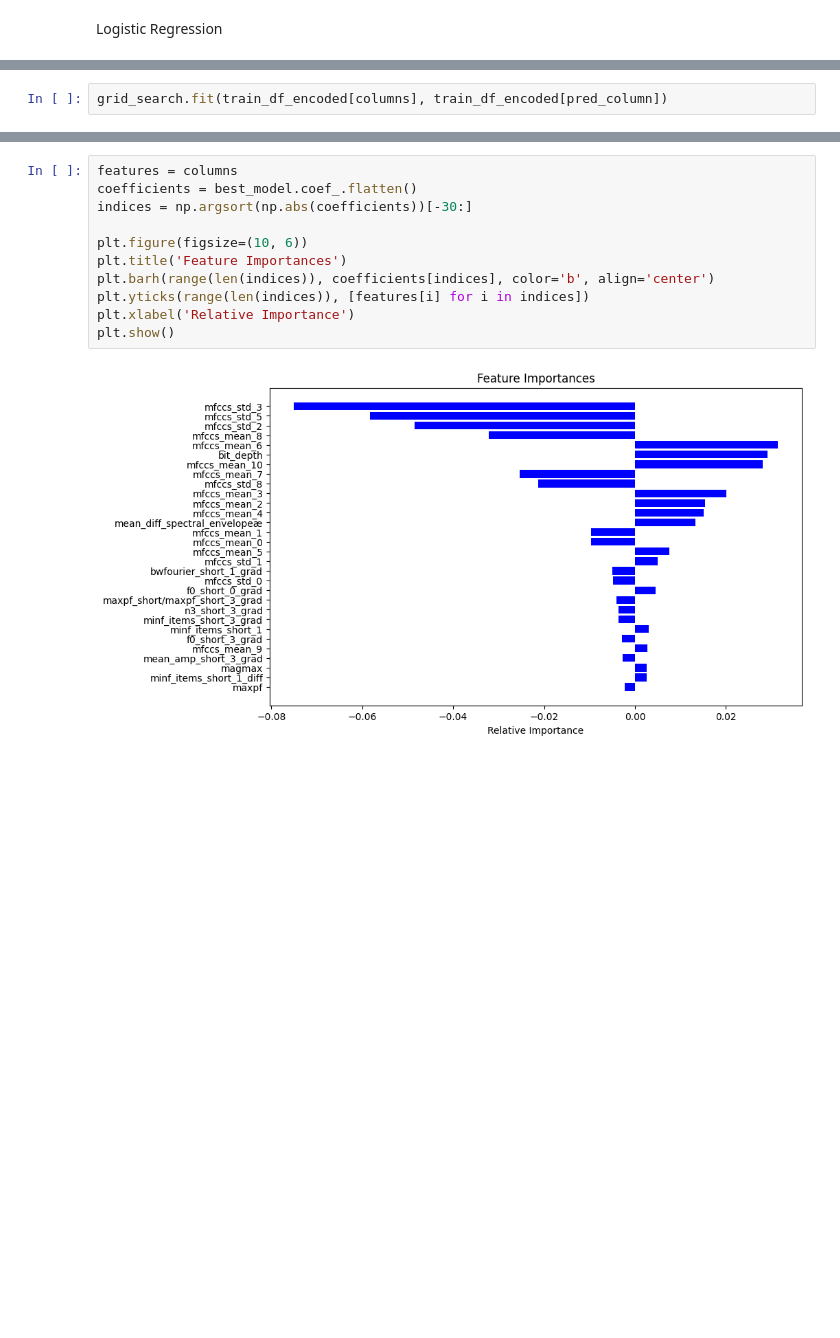
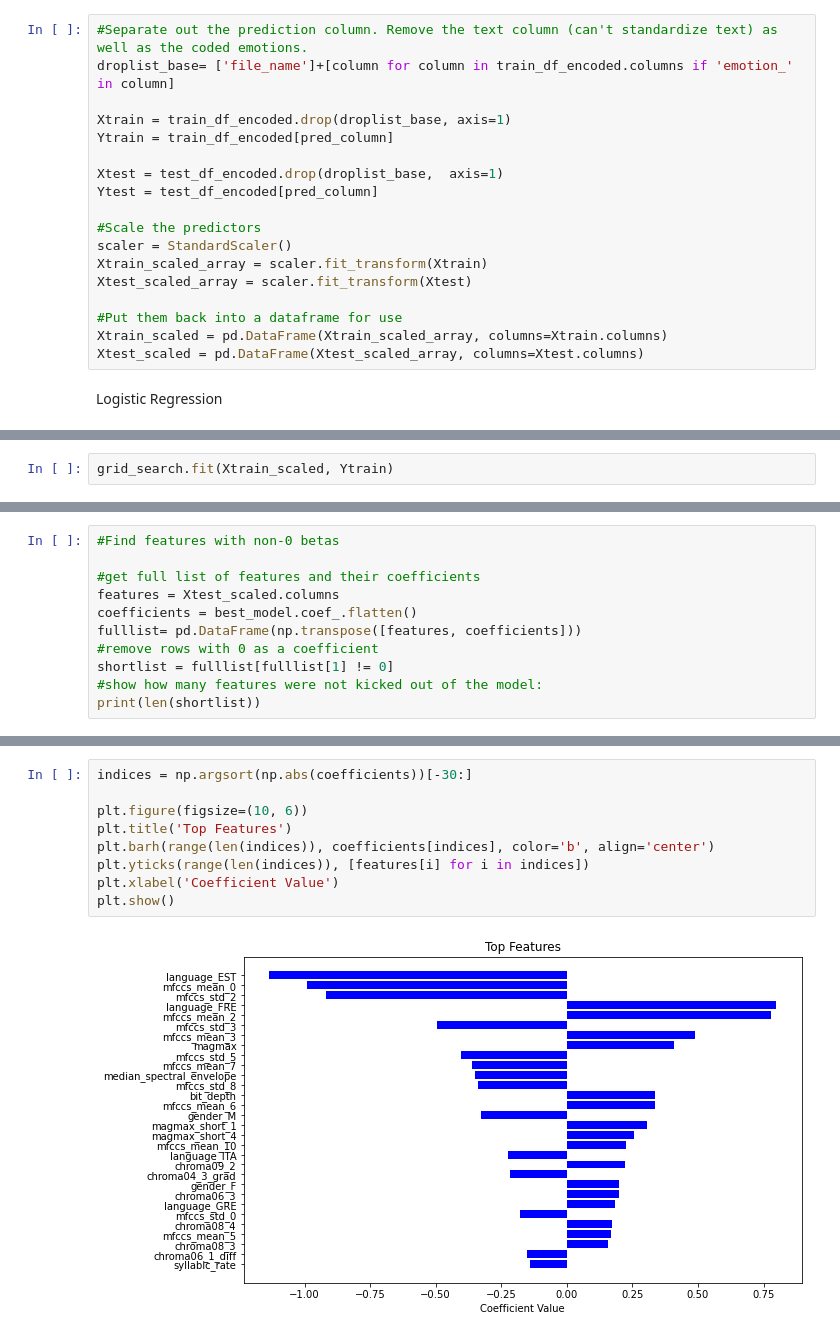
Before and after one commit to dannykaplunski/EmotionsAcrossLangsStatisticalLearning, a Jupyter notebook: logistic_regression.ipynb, the cells around one changed output, grey strips where cells are left out. Cells and saved outputs as stored; diff of their text form; blank space fills up the shorter version.

Commit message:
Standardized and new graphs

```diff
--- a/logistic_regression.ipynb
+++ b/logistic_regression.ipynb
@@ -21,3 +34,21 @@ pred_column = 'emotion_SAD'
+# %%
+#Separate out the prediction column. Remove the text column (can't standardize text) as well as the coded emotions.
+droplist_base= ['file_name']+[column for column in train_df_encoded.columns if 'emotion_' in column]
+
+Xtrain = train_df_encoded.drop(droplist_base, axis=1)
+Ytrain = train_df_encoded[pred_column]
+
+Xtest = test_df_encoded.drop(droplist_base,  axis=1)
+Ytest = test_df_encoded[pred_column]
+
+#Scale the predictors
+scaler = StandardScaler()
+Xtrain_scaled_array = scaler.fit_transform(Xtrain)
+Xtest_scaled_array = scaler.fit_transform(Xtest)
+
+#Put them back into a dataframe for use
+Xtrain_scaled = pd.DataFrame(Xtrain_scaled_array, columns=Xtrain.columns)
+Xtest_scaled = pd.DataFrame(Xtest_scaled_array, columns=Xtest.columns)
 # %% [markdown]
 Logistic Regression
 # %%
@@ -35,3 +68 @@ param_grid = {
 grid_search = GridSearchCV(model, param_grid, cv=5, scoring=scorer, verbose=5)
-# %%
-grid_search.fit(train_df_encoded[columns], train_df_encoded[pred_column])
@@ -57,0 +69,2 @@ Fitting 5 folds for each of 10 candidates, totalling 50 fits
+# %%
+grid_search.fit(Xtrain_scaled, Ytrain)
@@ -107,0 +148,11 @@ plt.show()
+# %%
+#Find features with non-0 betas
+
+#get full list of features and their coefficients
+features = Xtest_scaled.columns
+coefficients = best_model.coef_.flatten()
+fulllist= pd.DataFrame(np.transpose([features, coefficients]))
+#remove rows with 0 as a coefficient
+shortlist = fulllist[fulllist[1] != 0]
+#show how many features were not kicked out of the model:
+print(len(shortlist))
@@ -108,16 +200,14 @@ plt.show()
 # %%
-features = columns
-coefficients = best_model.coef_.flatten()
 indices = np.argsort(np.abs(coefficients))[-30:]
 
 plt.figure(figsize=(10, 6))
-plt.title('Feature Importances')
+plt.title('Top Features')
 plt.barh(range(len(indices)), coefficients[indices], color='b', align='center')
 plt.yticks(range(len(indices)), [features[i] for i in indices])
-plt.xlabel('Relative Importance')
+plt.xlabel('Coefficient Value')
 plt.show()
 # %% [output]
-[figure, old version]
+[figure, new version]
 # %%
 from sklearn.metrics import confusion_matrix
 import seaborn as sns
```
Also changed, not shown: parts of 18 cells of this notebook.
